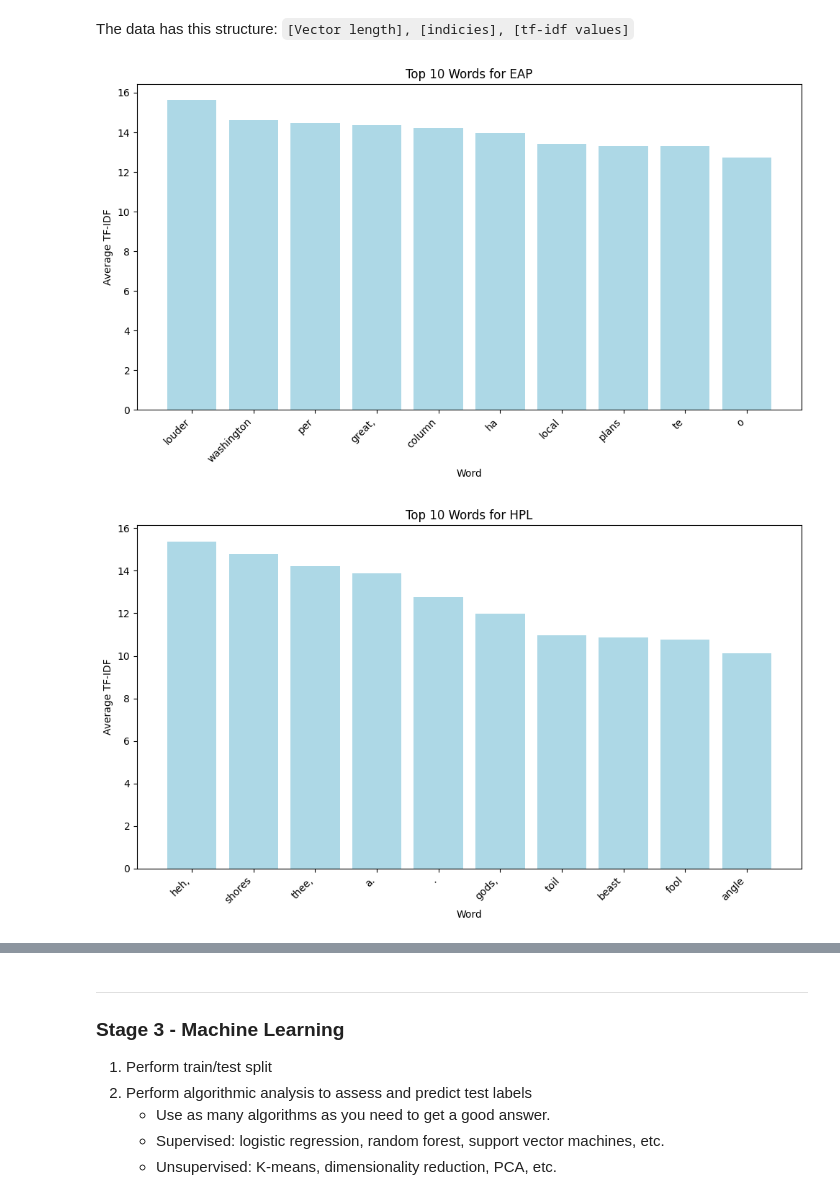
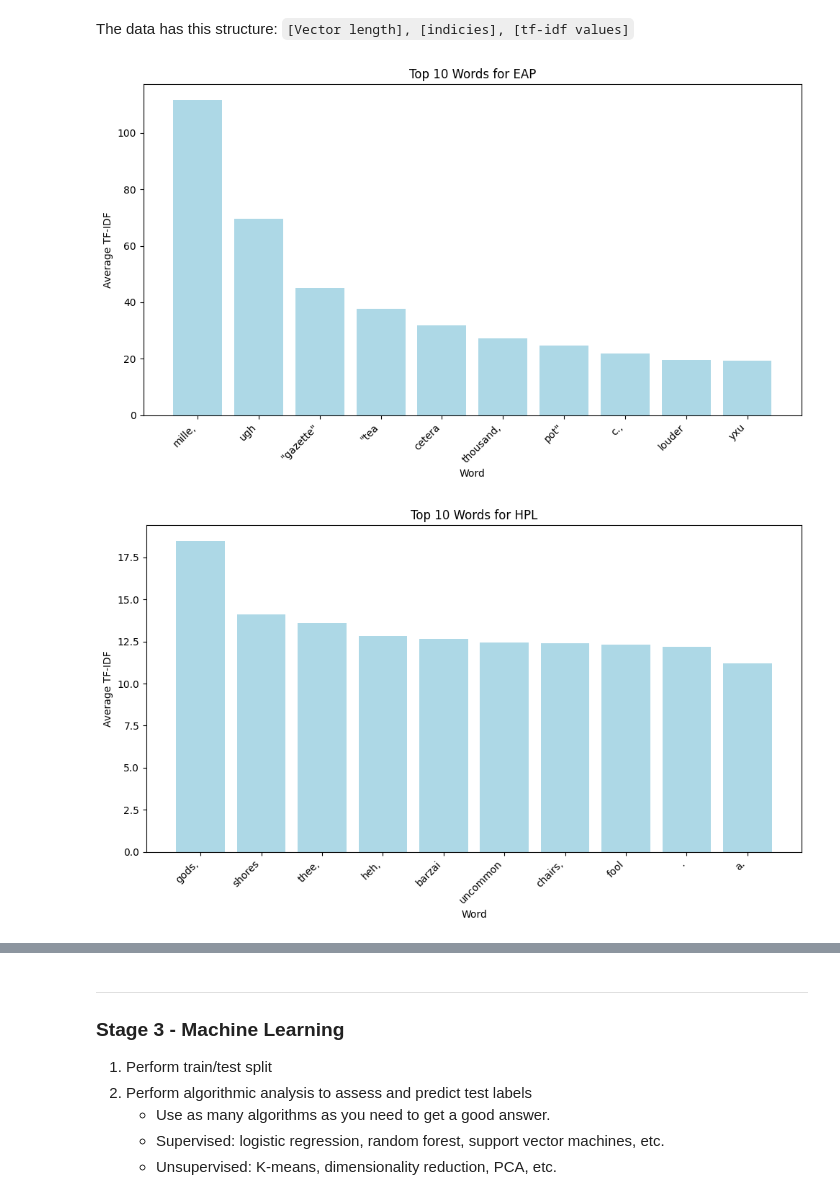
Before and after one commit to alonergan/COSC526_Module5_GroupProject, a Jupyter notebook: code_6_of_10_data_mine_group13.ipynb, the cells around one changed output, grey strips where cells are left out. Cells and saved outputs as stored; diff of their text form; code cells hidden in the pictures.

```diff
--- a/code_6_of_10_data_mine_group13.ipynb
+++ b/code_6_of_10_data_mine_group13.ipynb
@@ -132,10 +132,10 @@ import matplotlib.pyplot as plt
 import seaborn as sns
 
 # Clean and lowercase text, remove punctuation
-df_cleaned = df_train.withColumn("clean_text", lower(regexp_replace(col("text"), r"[^\w\s]", "")))
+df_train_cleaned = df_train.withColumn("clean_text", lower(regexp_replace(col("text"), r"[^\w\s]", "")))
 
 # Tokenize into words
-df_words = df_cleaned.withColumn("word", explode(split(col("clean_text"), r"\s+")))
+df_train_words = df_train_cleaned.withColumn("word", explode(split(col("clean_text"), r"\s+")))
 
 # common stop words
 stop_words = [
@@ -148,10 +148,10 @@ stop_words = [
 ]
 
 # Remove stop words
-df_filtered = df_words.filter(~col("word").isin(stop_words))
+df_train_filtered = df_train_words.filter(~col("word").isin(stop_words))
 
 # ---------- CHART 1: Most Frequent Word Lengths ----------
-df_word_lengths = df_filtered.withColumn("length", length(col("word")))
+df_word_lengths = df_train_filtered.withColumn("length", length(col("word")))
 df_grouped = df_word_lengths.groupBy("author", "length").count()
 pdf = df_grouped.toPandas()
 
@@ -184,7 +184,7 @@ plt.tight_layout()
 plt.show()
 
 # ----- CHART 3: count unique words by author ----------
-df_unique_words = df_filtered.select("author", "word").distinct()
+df_unique_words = df_train_filtered.select("author", "word").distinct()
 df_word_diversity = df_unique_words.groupBy("author").count().withColumnRenamed("count", "unique_word_count")
 
 # Convert to pandas
@@ -219,21 +219,21 @@ plt.show()
 # Daniel
 from pyspark.ml.feature import Tokenizer, HashingTF, IDF
 
+# Aidan: Added TFIDF for test data
 tokenizer = Tokenizer(outputCol='words')
 tokenizer.setInputCol('text')
-words_data = tokenizer.transform(df_train)
+words_data_train = tokenizer.transform(df_train_filtered)
 
 hashingTF = HashingTF(inputCol='words', outputCol='tf')
 hashingTF.setNumFeatures(4096) # keep this powers of two: https://spark.apache.org/docs/latest/api/python/reference/api/pyspark.ml.feature.HashingTF.html#pyspark.ml.feature.HashingTF
                                # I selected 4096 for no particular reason, this can be tweaked.
 
-tf_data = hashingTF.transform(words_data)
+tf_data_train = hashingTF.transform(words_data_train)
 
 idf = IDF(minDocFreq=3)
-
 idf.setInputCol('tf')
 idf.setOutputCol('tfidf')
-idf_model = idf.fit(tf_data)
+idf_model_train = idf.fit(tf_data_train)
 
-tfidf_data = idf_model.transform(tf_data)
+tfidf_data_train = idf_model_train.transform(tf_data_train)
 # %%
@@ -268,12 +268,11 @@ from pyspark.sql.functions import col
 import pandas as pd
 import matplotlib.pyplot as plt
 from collections import defaultdict
-import re
 
 # Redo TFIDF: Need to use CountVectorizer here to retain the words for future analysis
 cv = CountVectorizer(inputCol='words', outputCol='tf', minDF=3.0, vocabSize=4096)
-cv_model = cv.fit(words_data)
-tf_cv_data = cv_model.transform(words_data)
+cv_model = cv.fit(words_data_train)
+tf_cv_data = cv_model.transform(words_data_train)
 idf_cv = IDF(minDocFreq=3, inputCol='tf', outputCol='tfidf')
 idf_cv_model = idf.fit(tf_cv_data)
 tfidf_cv_data = idf_cv_model.transform(tf_cv_data).drop('tf')
@@ -293,32 +292,32 @@ for _, row in tfidf_pandas.iterrows():
 # Now compute the average tfidf value per word per author
 avg_tfidf_per_author = {}
 vocab = cv_model.vocabulary
 for author, terms in top_words_per_author.items():
     # For each term get the sum and counts
     index_sums = defaultdict(lambda: {'sum': 0.0, 'count': 0})
     for index, value in terms:
         index_sums[index]['sum'] += value
         index_sums[index]['count'] += 1
 
     # Now compute the averages
     avg_tfidf = [(vocab[index], data['sum'] / data['count']) for index, data in index_sums.items()]
 
     # Sort averages by descending average value (element 1 in avg_tfidf above) and get top 10 words
     avg_tfidf = sorted(avg_tfidf, key=lambda x: x[1], reverse=True)[:10]
 
     # Assign them to the correct author
     avg_tfidf_per_author[author] = pd.DataFrame(avg_tfidf, columns=['word', 'avg(value)'])
 
 # Plot the best words per author
 for author, df in avg_tfidf_per_author.items():
     plt.figure(figsize=(10, 6))
     plt.bar(df['word'], df['avg(value)'], color='lightblue')
     plt.xlabel('Word')
     plt.ylabel('Average TF-IDF')
     plt.title(f'Top 10 Words for {author}')
     plt.xticks(rotation=45, ha='right')
     plt.tight_layout()
     plt.show()
 # %% [output]
-[figure, old version]
+[figure, new version]
-[figure, old version]
+[figure, new version]
```
Also changed, not shown: parts of 5 cells of this notebook, 1 other file.
